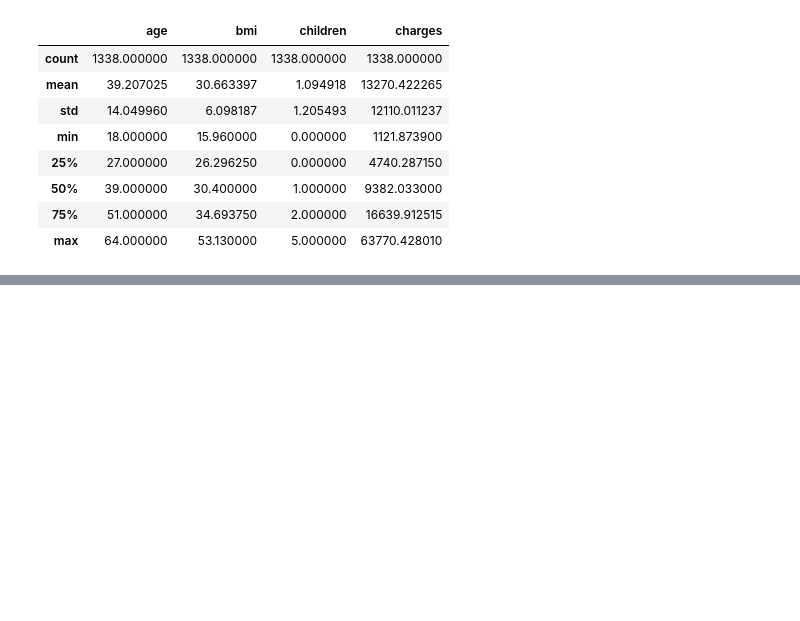
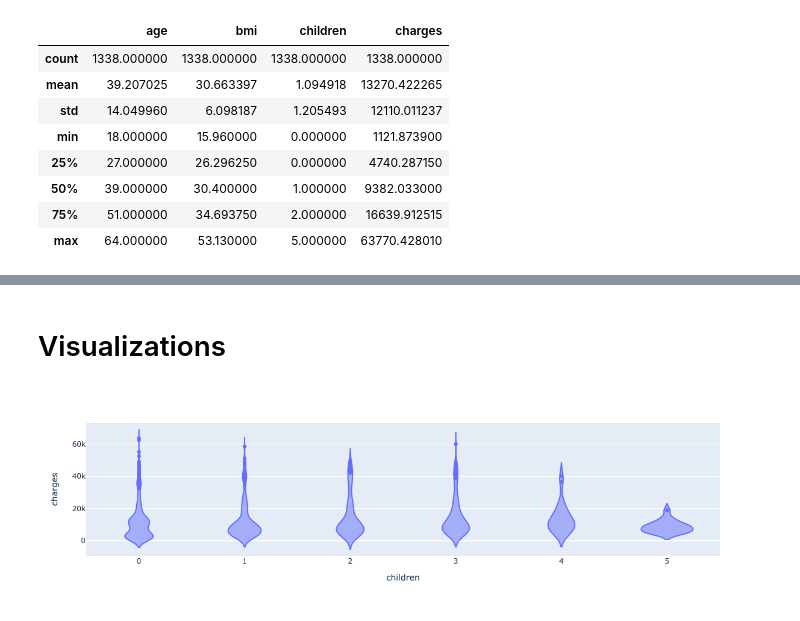
Before and after one commit to Knyazhna/UWFinTech_Group4_Project2, a Jupyter notebook: Predicting_health_insurance_cost.ipynb, the cells around one changed output, grey strips where cells are left out. Saved outputs shown, nothing was run; the diff lists cells and outputs as text; code cells hidden in the pictures; blank space fills up the shorter version.

```diff
--- a/Predicting_health_insurance_cost.ipynb
+++ b/Predicting_health_insurance_cost.ipynb
@@ -64,0 +77,6 @@ insurance_df.describe()
+# %% [markdown]
+# Visualizations
+# %%
+px.violin(insurance_df, x = 'children',y = 'charges')
+# %% [output]
+[figure, added]
```
Also changed, not shown: parts of 42 cells of this notebook, 1 other file.
